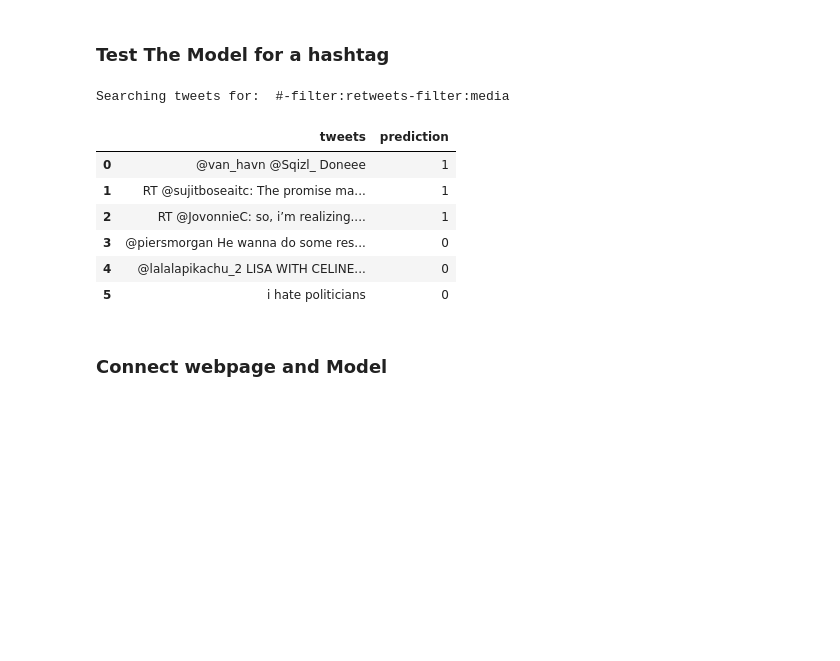
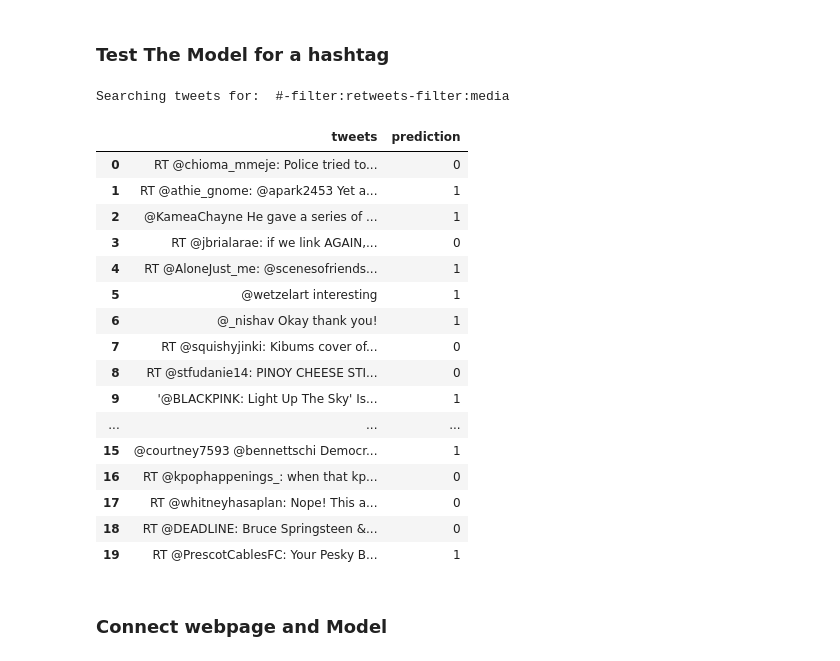
Before and after one commit to Oindrila-Sen/Python-Projects, a Jupyter notebook: SentimentAnalsyisApp/Deploy_Sentiment_Analysis_App.ipynb, the cells around one changed output. Cells and saved outputs as stored; diff of their text form; code cells hidden in the pictures; blank space fills up the shorter version.

```diff
--- a/SentimentAnalsyisApp/Sentiment_Analysis_App.ipynb
+++ b/SentimentAnalsyisApp/Deploy_Sentiment_Analysis_App.ipynb
@@ -44,3 +51,5 @@ df_tweets.head()
 | 2 | 3 | 1 | omg its already 7:30 :O |
 | 3 | 4 | 0 | .. Omgaga. Im sooo im gunna CRy. ... |
 | 4 | 5 | 0 | i think mi bf is cheating on me!!... |
+# %%
+pd.options.display.max_colwidth = 100
@@ -246,6 +273,8 @@ def get_related_tweets(search_keyword):
             df_tweets = df_tweets.append([[tweet.text] for tweet in fetched_tweets])
             # Add columns
             df_tweets.columns = ['tweets']
+            #clean emojis and pictures from tweets
+            df_tweets['tweets'] = df_tweets['tweets'].str.replace(r'[^\x00-\x7F]+', '', regex=True)
             # Retuen Data
             return(df_tweets)
     except Exception as e:
@@ -255,19 +284,29 @@ def get_related_tweets(search_keyword):
 ### Test The Model for a hashtag
 # %%
 from sklearn.pipeline import Pipeline
-tweets = get_related_tweets("#DonaldTrump")
+tweets = get_related_tweets("#USElection2020")
 # get the prediction
 tweets['prediction'] = pipeline.predict(tweets['tweets'])
-tweets.head(6)
+tweets.head(20)
 # %% [output]
 Searching tweets for:  #-filter:retweets-filter:media
 |  | tweets | prediction |
-| 0 | @van_havn @Sqizl_ Doneee | 1 |
-| 1 | RT @sujitboseaitc: The promise ma... | 1 |
-| 2 | RT @JovonnieC: so, i’m realizing.... | 1 |
-| 3 | @piersmorgan He wanna do some res... | 0 |
-| 4 | @lalalapikachu_2 LISA WITH CELINE... | 0 |
-| 5 | i hate politicians | 0 |
+| 0 | RT @chioma_mmeje: Police tried to... | 0 |
+| 1 | RT @athie_gnome: @apark2453 Yet a... | 1 |
+| 2 | @KameaChayne He gave a series of ... | 1 |
+| 3 | RT @jbrialarae: if we link AGAIN,... | 0 |
+| 4 | RT @AloneJust_me: @scenesofriends... | 1 |
+| 5 | @wetzelart interesting | 1 |
+| 6 | @_nishav Okay thank you! | 1 |
+| 7 | RT @squishyjinki: Kibums cover of... | 0 |
+| 8 | RT @stfudanie14: PINOY CHEESE STI... | 0 |
+| 9 | '@BLACKPINK: Light Up The Sky' Is... | 1 |
+| ... | ... | ... |
+| 15 | @courtney7593 @bennettschi Democr... | 1 |
+| 16 | RT @kpophappenings_: when that kp... | 0 |
+| 17 | RT @whitneyhasaplan: Nope! This a... | 0 |
+| 18 | RT @DEADLINE: Bruce Springsteen &... | 0 |
+| 19 | RT @PrescotCablesFC: Your Pesky B... | 1 |
 # %% [markdown]
 ### Connect webpage and Model
 # %%
```
Also changed, not shown: parts of 7 cells of this notebook.
